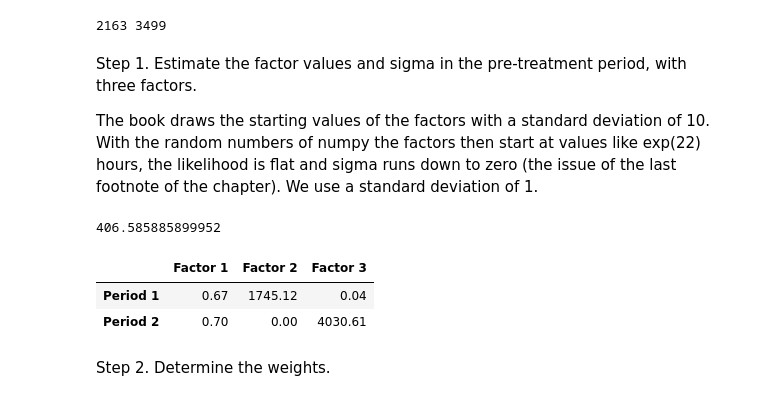
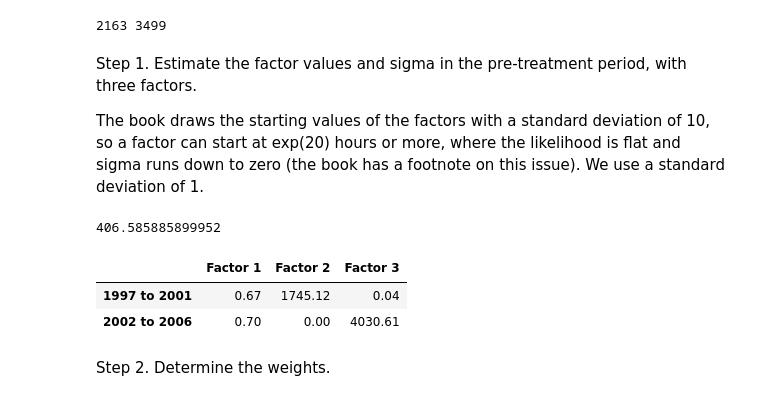
Before and after one commit to amc-econ/learning_microeconometrics_with_python, a Jupyter notebook: notebooks Python/chap_11_synthetic_controls.ipynb, the cells around one changed output. Cells and saved outputs as stored; diff of their text form; code cells hidden in the pictures.

Commit message:
Add Chapter 11 notebook (synthetic controls)
Co-Authored-By: Claude <noreply@anthropic.com>
Claude-Session: https://claude.ai/code/session_01UksecJzr27t2AnJ24rtGKa

```diff
--- a/notebooks Python/chap_11_synthetic_controls.ipynb
+++ b/notebooks Python/chap_11_synthetic_controls.ipynb
@@ -656,7 +661,7 @@ print(N_t, N_nt)
 # %% [markdown]
 Step 1. Estimate the factor values and sigma in the pre-treatment period, with three factors.
 
-The book draws the starting values of the factors with a standard deviation of 10. With the random numbers of numpy the factors then start at values like exp(22) hours, the likelihood is flat and sigma runs down to zero (the issue of the last footnote of the chapter). We use a standard deviation of 1.
+The book draws the starting values of the factors with a standard deviation of 10, so a factor can start at exp(20) hours or more, where the likelihood is flat and sigma runs down to zero (the book has a footnote on this issue). We use a standard deviation of 1.
 # %%
 part = np.r_[np.log(400), np.random.normal(loc=0, scale=1, size=6)]
 
@@ -671,14 +676,14 @@ print(sighat)
 # %%
 Fhat = np.exp(a.x[1:]).reshape((2, 3), order='F')
 
-# estimated factor values, in hours
+# estimated factor values, in hours per year
 pd.DataFrame(Fhat.round(2),
-             index=['Period 1', 'Period 2'],
+             index=['1997 to 2001', '2002 to 2006'],
              columns=['Factor 1', 'Factor 2', 'Factor 3'])
 # %% [output]
 |  | Factor 1 | Factor 2 | Factor 3 |
-| Period 1 | 0.67 | 1745.12 | 0.04 |
-| Period 2 | 0.70 | 0.00 | 4030.61 |
+| 1997 to 2001 | 0.67 | 1745.12 | 0.04 |
+| 2002 to 2006 | 0.70 | 0.00 | 4030.61 |
 # %% [markdown]
 Step 2. Determine the weights.
 # %%
```
Also changed, not shown: parts of 13 cells of this notebook.
